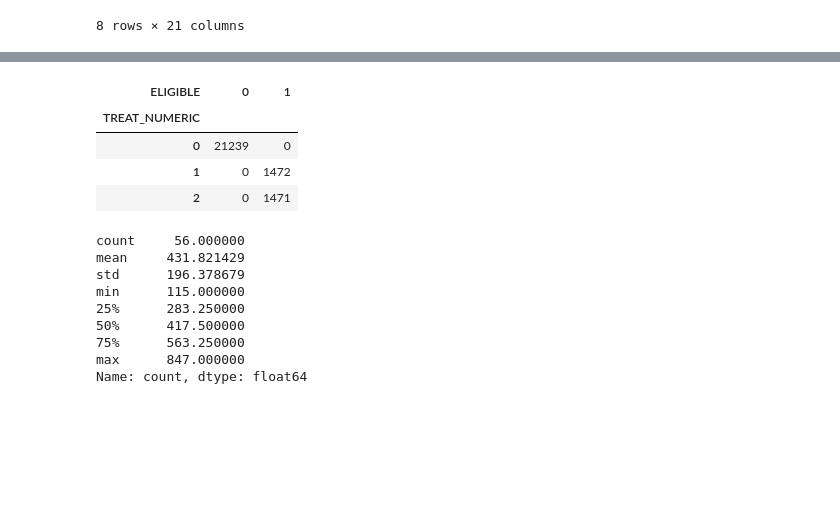
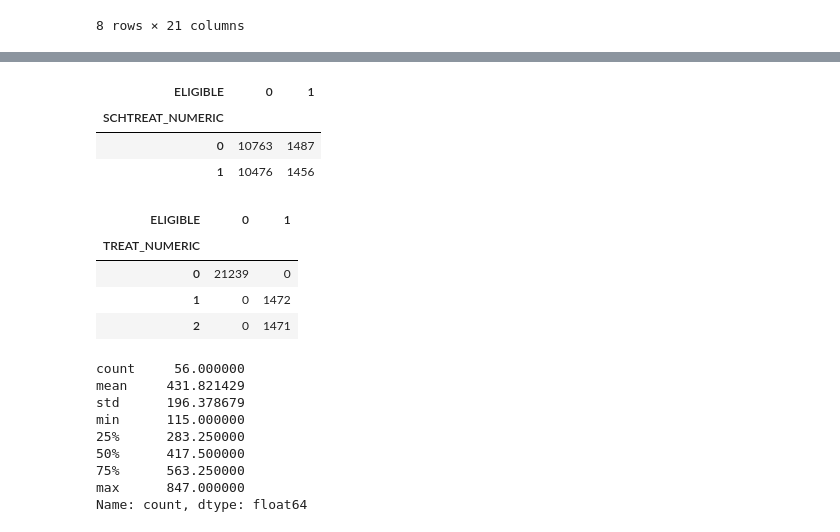
Before and after one commit to barwein/BayesProxyNets, a Jupyter notebook: Data/Palluck_et_al/Data_analysis.ipynb, the cells around one changed output, grey strips where cells are left out. Saved outputs shown, nothing was run; the diff lists cells and outputs as text; code cells hidden in the pictures; blank space fills up the shorter version.

```diff
--- a/Data/Palluck_et_al/Data_analysis.ipynb
+++ b/Data/Palluck_et_al/Data_analysis.ipynb
@@ -141,3 +150,10 @@ df_subset.describe()
+# %%
+pd.crosstab(df_subset["SCHTREAT_NUMERIC"], df_subset["ELIGIBLE"])
+# %% [output]
+| ELIGIBLE | 0 | 1 |
+| SCHTREAT_NUMERIC |  |  |
+| 0 | 10763 | 1487 |
+| 1 | 10476 | 1456 |
 # %%
 pd.crosstab(df_subset["TREAT_NUMERIC"], df_subset["ELIGIBLE"])
 # %% [output]
```
Also changed, not shown: parts of 17 cells of this notebook, 2 other files.
